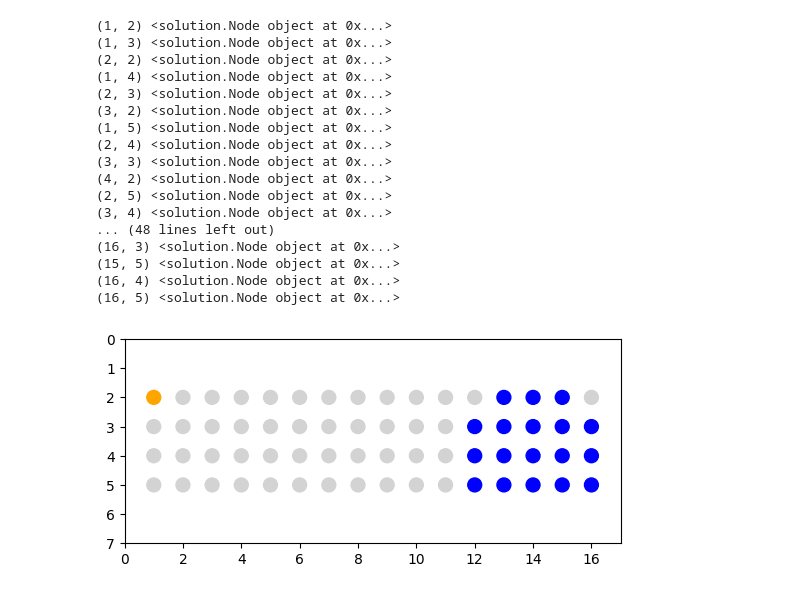
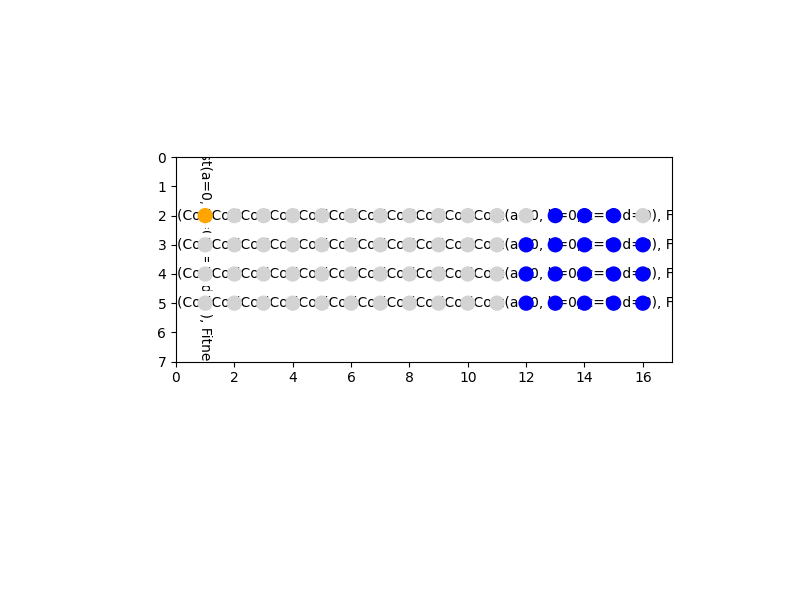
Before and after one commit to ThatDevShparki/codin-game-challenges, a Jupyter notebook: challenges/2024_winter/notebook.ipynb, the cells around one changed output. Drawn from its saved outputs; the diff is of its cells as text; code cells hidden in the pictures; blank space fills up the shorter version.

Commit message:
done with graph creation

```diff
--- a/challenges/2024_winter/notebook.ipynb
+++ b/challenges/2024_winter/notebook.ipynb
@@ -99,7 +102,8 @@ width, height, game_state = read_game_state_from_file("./inputs/wood_3.txt")
 # %%
-entities, player, opponent = game_state.entities, game_state.player, game_state.opponent
+from solution import Cost
+from solution import Fitness
 
-""" Step 1: build adjacency list from map """
+""" Step 1: build graph from the player root """
 nodes: dict[Coord, Node] = {
     # Initialize with the root node
     player.root.coord: Node(x=player.root.x, y=player.root.y, entity=player.root)
@@ -131,34 +135,13 @@ while unvisited_coords:
 
         if c_coord not in nodes:
             c_node = Node(x=c_x, y=c_y, entity=c_entity, parent=node)
-            node.children[direction] = c_node
+            node.add_child(
+                child=c_node, cost=Cost(a=0, b=0, c=0, d=0), fitness=Fitness(score=0)
+            )
             nodes[c_coord] = c_node
             unvisited_coords.append(c_coord)
 
     visited_coords.add(coord)
-
-for coord, node in nodes.items():
-    print(coord, node)
-    for direction, child in node.children.items():
-        print(f" -> {direction.value}", direction, child.coord)
-# %% [output]
-(1, 2) <solution.Node object at 0x...>
-(1, 3) <solution.Node object at 0x...>
-(2, 2) <solution.Node object at 0x...>
-(1, 4) <solution.Node object at 0x...>
-(2, 3) <solution.Node object at 0x...>
-(3, 2) <solution.Node object at 0x...>
-(1, 5) <solution.Node object at 0x...>
-(2, 4) <solution.Node object at 0x...>
-(3, 3) <solution.Node object at 0x...>
-(4, 2) <solution.Node object at 0x...>
-(2, 5) <solution.Node object at 0x...>
-(3, 4) <solution.Node object at 0x...>
-... (48 lines left out)
-(16, 3) <solution.Node object at 0x...>
-(15, 5) <solution.Node object at 0x...>
-(16, 4) <solution.Node object at 0x...>
-(16, 5) <solution.Node object at 0x...>
 # %%
 import matplotlib.pyplot as plt
 import networkx as nx
@@ -166,9 +149,8 @@ import networkx as nx
 G = nx.DiGraph()
 
 for node in nodes.values():
-    G.add_node(node)
-    for child in node.children.values():
-        G.add_edge(node, child)
+    for edge in node.edges:
+        G.add_edge(edge.source, edge.target, cost=edge.cost, fitness=edge.fitness)
 
 colormap = []
 for node in G:
@@ -176,31 +158,40 @@ for node in G:
         colormap.append("orange")
     elif node.entity and node.entity.owner == Contestant.OPPONENT:
         colormap.append("blue")
     else:
         colormap.append("lightgray")
 
 pos = {node: node.coord for node in nodes.values()}
 
 
 # add axis
 fig, ax = plt.subplots()
 nx.draw_networkx(
     G,
     arrows=True,
     pos=pos,
     node_size=100,
     ax=ax,
     node_color=colormap,
     width=1,
     arrowstyle="-|>",
     arrowsize=8,
     with_labels=False,
 )  # draw nodes and edges
+nx.draw_networkx_edge_labels(
+    G,
+    pos,
+    edge_labels={
+        (edge.source, edge.target): (edge.cost, edge.fitness)
+        for node in nodes.values()
+        for edge in node.edges
+    },
+)
 plt.axis("on")
 ax.set_xlim(0, width - 1)
 ax.set_ylim(height - 1, 0)
 ax.set_aspect("equal")
 ax.tick_params(left=True, bottom=True, labelleft=True, labelbottom=True)
 plt.show()
 # %% [output]
-[figure, old version]
+[figure, new version]
```
Also changed, not shown: parts of 1 cell of this notebook, 3 other files.
